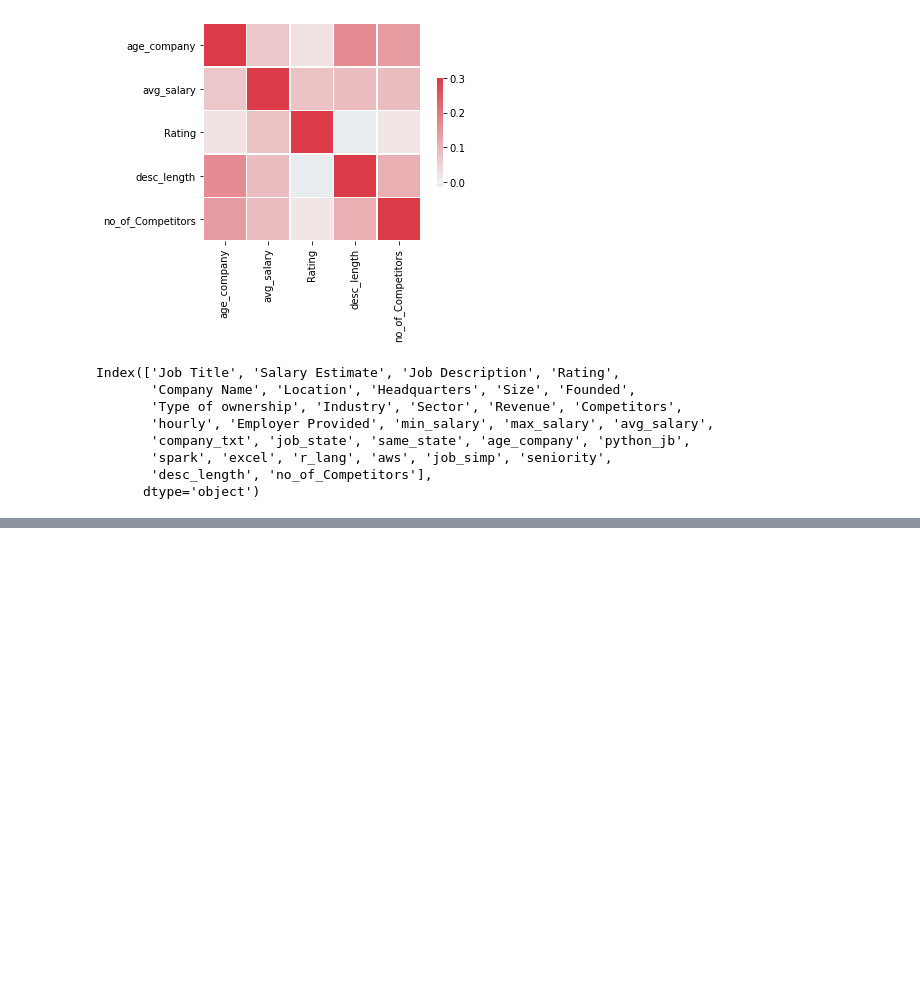
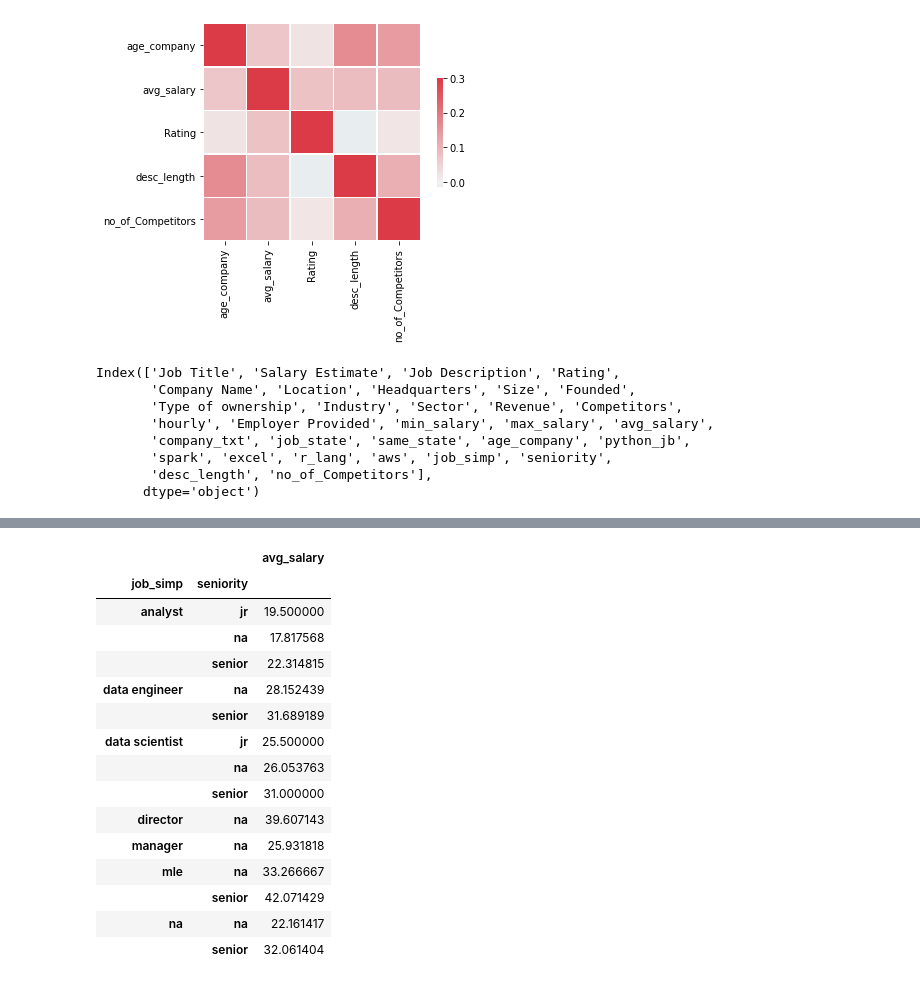
Before and after one commit to Prateekbangwal/ds_salary_proj, a Jupyter notebook: data_eda.ipynb, the cells around one changed output, grey strips where cells are left out. Cells and saved outputs as stored; diff of their text form; code cells hidden in the pictures; blank space fills up the shorter version.

```diff
--- a/data_eda.ipynb
+++ b/data_eda.ipynb
@@ -265,0 +307,19 @@ for i in df_catg.columns:
+# %%
+pd.pivot_table(df, index=['job_simp','seniority'], values = 'avg_salary')
+# %% [output]
+|  |  | avg_salary |
+| job_simp | seniority |  |
+| analyst | jr | 19.500000 |
+|  | na | 17.817568 |
+|  | senior | 22.314815 |
+| data engineer | na | 28.152439 |
+|  | senior | 31.689189 |
+| data scientist | jr | 25.500000 |
+|  | na | 26.053763 |
+|  | senior | 31.000000 |
+| director | na | 39.607143 |
+| manager | na | 25.931818 |
+| mle | na | 33.266667 |
+|  | senior | 42.071429 |
+| na | na | 22.161417 |
+|  | senior | 32.061404 |
```
Also changed, not shown: parts of 17 cells of this notebook, 1 other file.
